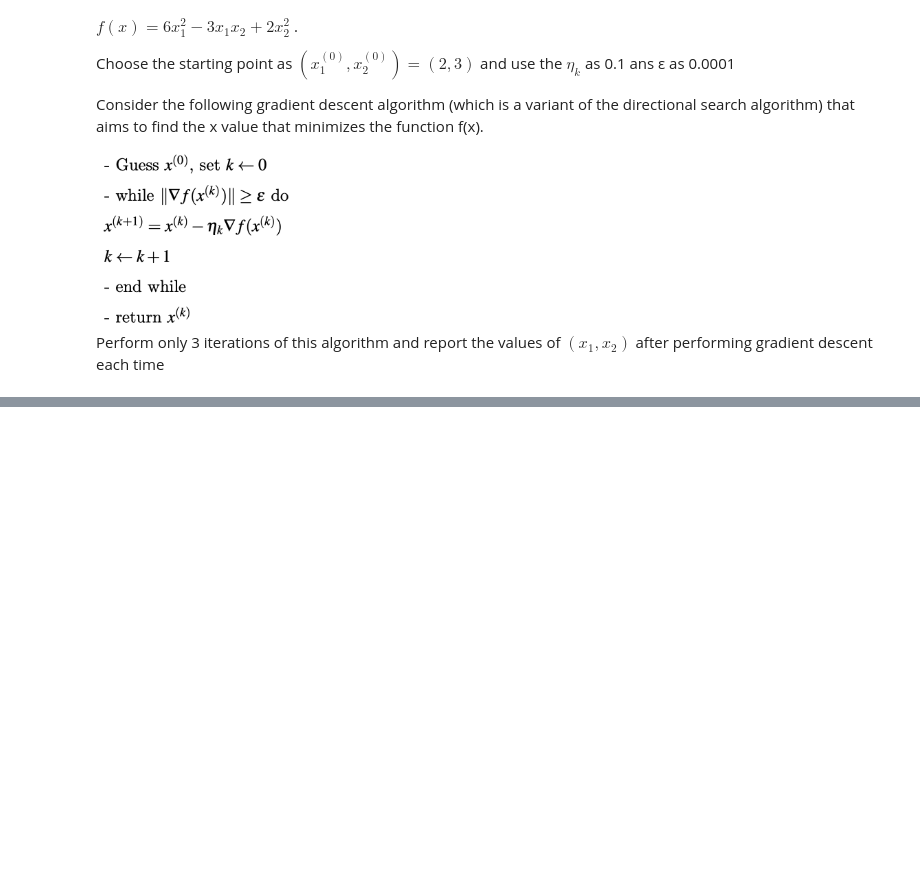
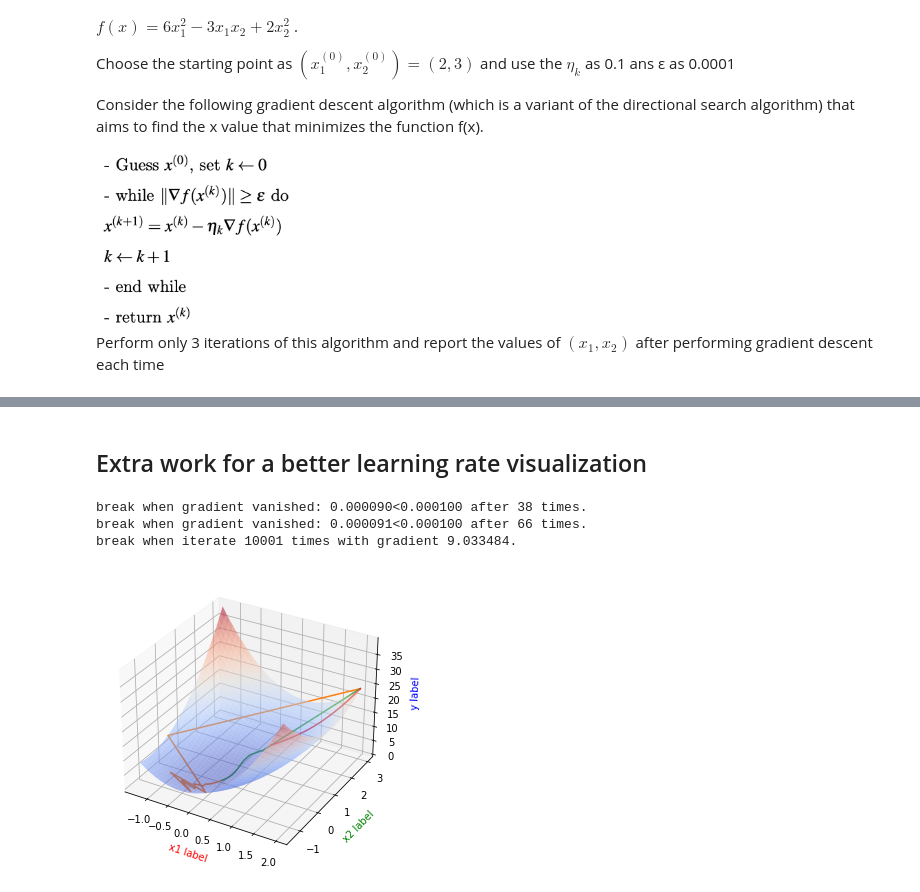
Before and after one commit to franciszero/AIDI-course, a Jupyter notebook: AIDI all solutions/AIDI 1000 Mathmatics/Assign2/Assignment_2_Fangji_Chen.ipynb, the cells around one changed output, grey strips where cells are left out. Drawn from its saved outputs; the diff is of its cells as text; code cells hidden in the pictures; blank space fills up the shorter version.

```diff
--- a/AIDI all solutions/AIDI 1000 Mathmatics/Assign2/Assignment_2_Fangji_Chen.ipynb
+++ b/AIDI all solutions/AIDI 1000 Mathmatics/Assign2/Assignment_2_Fangji_Chen.ipynb
@@ -233,0 +206,19 @@ T3=f(T1,T2)
+# %%
+# for self-check
+import matplotlib.pyplot as plt
+from mpl_toolkits.mplot3d import Axes3D
+import numpy as np
+import math
+def f(x1, x2):
+    return 6*x1**2 - 3*x1*x2 + 2*x2**2
+def fx1(x1, x2):
+    return 12*x1-3*x2+2*x2**2
+def fx2(x1, x2):
+    return 6*x1**2-3*x1+4*x2
+def mold(px1, px2):
+    return math.sqrt((px1 ** 2 + px2 ** 2))
+x1,x2=-0.8, -0.9
+print("%d | [%d,%d]" % (f(x1,x2), fx1(x1,x2), fx2(x1,x2)))
+T1=np.array([2,-1.3,0.2,-0.8,-0.3])
+T2=np.array([3,0,-1.4,-0.9,-1.1])
+T3=f(T1,T2)
@@ -296,0 +285,56 @@ $$\left[
+# %% [markdown]
+## Extra work for a better learning rate  visualization
+# %%
+# visualization for a better learning rate
+def gradient_decent(x1, x2, alpha=0.05, epsilon=0.0001, max_iter=10000):
+    x1, x2 = 2, 3
+    px1, px2 = fx1(x1, x2), fx2(x1, x2)
+    md = mold(px1, px2)
+    T1, T2, T3 = [], [], []
+    cnt = 0
+    convergence_cnt = 0
+    while True:
+        if md < epsilon:
+            print("break when gradient vanished: %.6f<%.6f after %d times. " % (md, epsilon, cnt))
+            break
+        if cnt > max_iter:
+            print("break when iterate %d times with gradient %.6f. " % (cnt, md))
+            break
+        if convergence_cnt > 5:
+            print("gradient convergence detected. ")
+            break
+        T1.append(x1)
+        T2.append(x2)
+        T3.append(f(x1, x2))
+        px1 = fx1(x1, x2)
+        px2 = fx2(x1, x2)
+        tmp = mold(px1, px2)
+        if tmp > md:
+            convergence_cnt += 1
+        md = tmp
+        x1 = x1 - alpha * px1
+        x2 = x2 - alpha * px2
+        cnt += 1
+    return T1, T2, T3
+
+# print(T1,"\n",  T2,"\n",  T3)
+fig1 = plt.figure()
+ax = Axes3D(fig1)
+X1, X2 = np.mgrid[-1.3:2:40j, -1.4:3:40j]
+Y = f(X1, X2)
+ax.plot_surface(X1, X2, Y, rstride=1, cstride=1, cmap=plt.cm.coolwarm, alpha=0.5)
+T1,T2,T3=gradient_decent(2,3,alpha=0.1)
+ax.plot(T1, T2, T3)
+T1,T2,T3=gradient_decent(2,3,alpha=0.05)
+ax.plot(T1, T2, T3)
+T1,T2,T3=gradient_decent(2,3,alpha=0.00001)
+ax.plot(T1, T2, T3)
+ax.set_xlabel('x1 label', color='r')
+ax.set_ylabel('x2 label', color='g')
+ax.set_zlabel('y label', color='b')
+plt.show()
+# %% [output]
+break when gradient vanished: 0.000090<0.000100 after 38 times.
+break when gradient vanished: 0.000091<0.000100 after 66 times.
+break when iterate 10001 times with gradient 9.033484.
+[figure, added]
```
Also changed, not shown: parts of 21 cells of this notebook, 7 other files.
